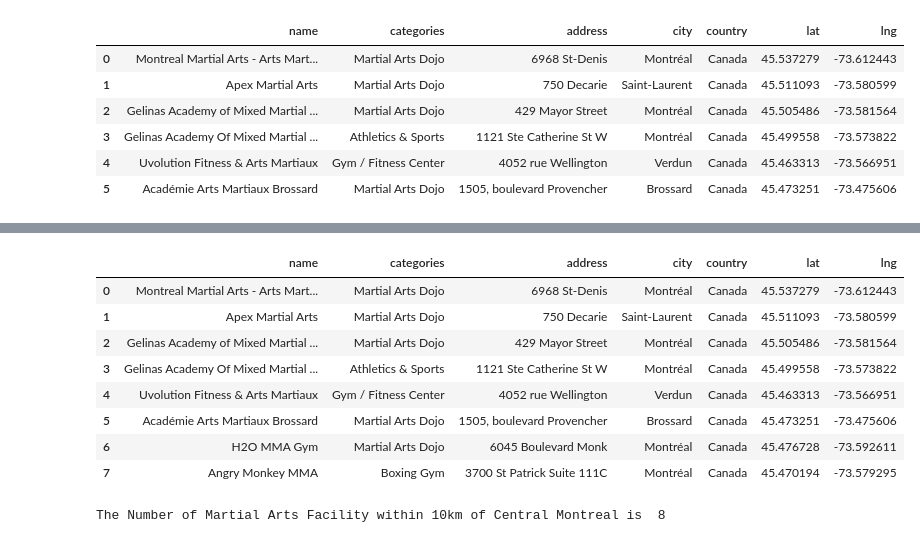
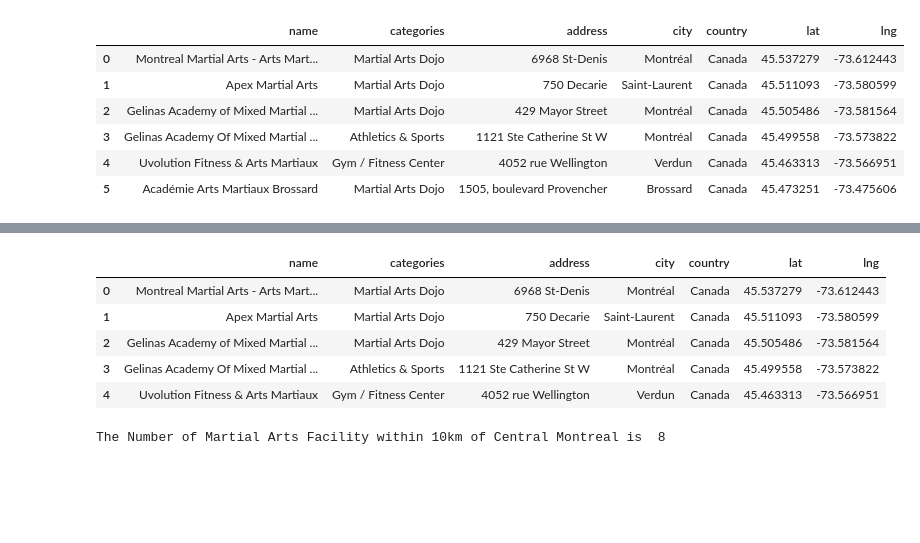
Before and after one commit to ZhichenSong/Coursera-Capstone, a Jupyter notebook: The Battle of Neighborhoods.ipynb, the cells around one changed output, grey strips where cells are left out. Saved outputs shown, nothing was run; the diff lists cells and outputs as text; code cells hidden in the pictures; blank space fills up the shorter version.

```diff
--- a/The Battle of Neighborhoods.ipynb
+++ b/The Battle of Neighborhoods.ipynb
@@ -585,16 +597,13 @@ df_monma2
 # %%
 df_monma = pd.concat([df_monma1, df_monma2], ignore_index=True)
-df_monma
+df_monma.head()
 # %% [output]
 |  | name | categories | address | city | country | lat | lng |
 | 0 | Montreal Martial Arts - Arts Mart... | Martial Arts Dojo | 6968 St-Denis | Montréal | Canada | 45.537279 | -73.612443 |
 | 1 | Apex Martial Arts | Martial Arts Dojo | 750 Decarie | Saint-Laurent | Canada | 45.511093 | -73.580599 |
 | 2 | Gelinas Academy of Mixed Martial ... | Martial Arts Dojo | 429 Mayor Street | Montréal | Canada | 45.505486 | -73.581564 |
 | 3 | Gelinas Academy Of Mixed Martial ... | Athletics & Sports | 1121 Ste Catherine St W | Montréal | Canada | 45.499558 | -73.573822 |
 | 4 | Uvolution Fitness & Arts Martiaux | Gym / Fitness Center | 4052 rue Wellington | Verdun | Canada | 45.463313 | -73.566951 |
-| 5 | Académie Arts Martiaux Brossard | Martial Arts Dojo | 1505, boulevard Provencher | Brossard | Canada | 45.473251 | -73.475606 |
-| 6 | H2O MMA Gym | Martial Arts Dojo | 6045 Boulevard Monk | Montréal | Canada | 45.476728 | -73.592611 |
-| 7 | Angry Monkey MMA | Boxing Gym | 3700 St Patrick Suite 111C | Montréal | Canada | 45.470194 | -73.579295 |
 # %%
 b = df_monma.shape
 print('The Number of Martial Arts Facility within 10km of Central Montreal is ', b[0])
```
Also changed, not shown: parts of 15 cells of this notebook.
